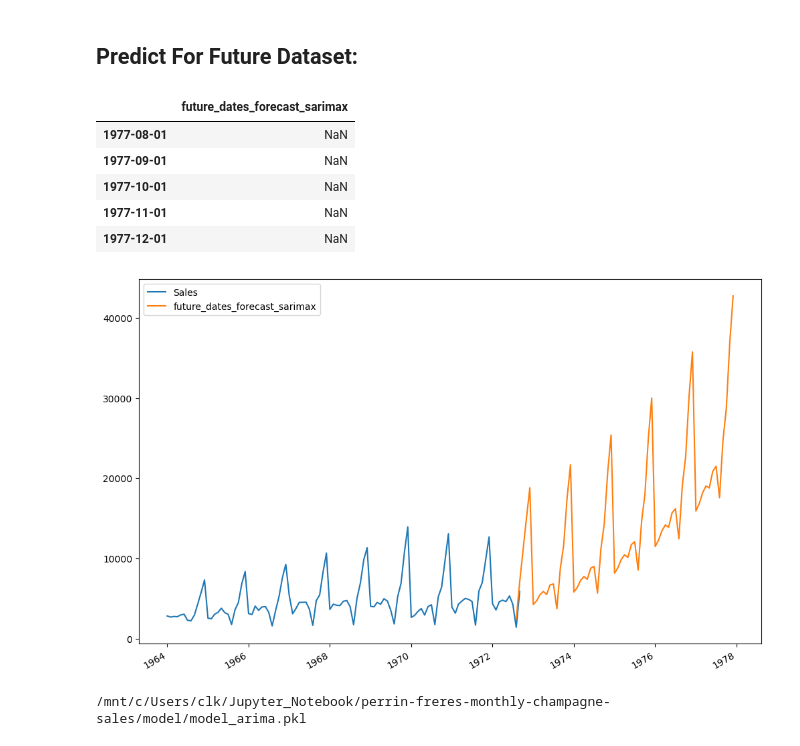
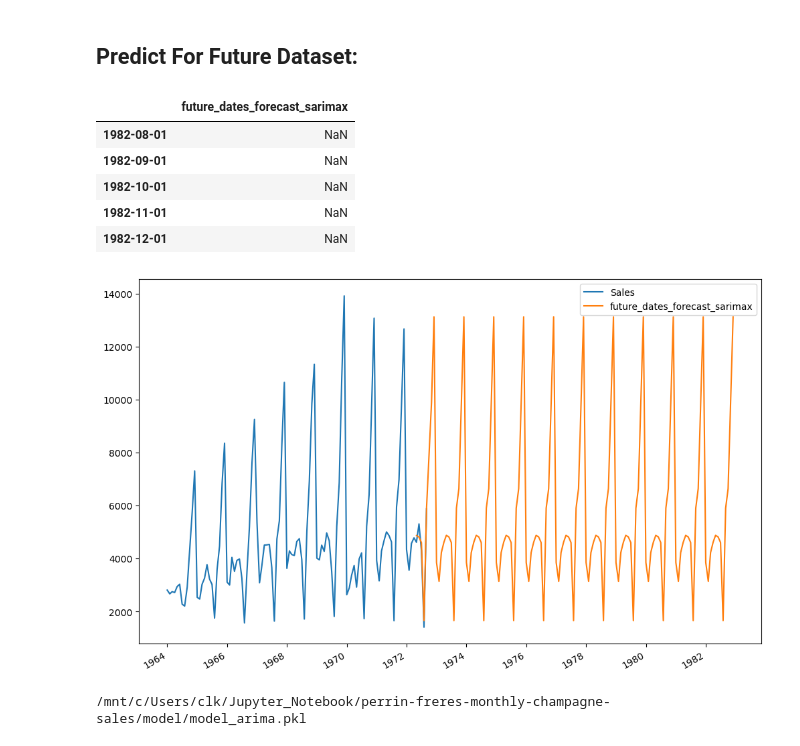
Before and after one commit to celik-muhammed/DL_Deploy_Time_Series-Product-Sales-Project, a Jupyter notebook: ml_time_series_deploy_product_sales_prediction_v1.ipynb, the cells around one changed output. Saved outputs shown, nothing was run; the diff lists cells and outputs as text; code cells hidden in the pictures.

```diff
--- a/ml_time_series_deploy_product_sales_prediction_v1.ipynb
+++ b/ml_time_series_deploy_product_sales_prediction_v1.ipynb
@@ -813,13 +834,13 @@ with open('model/model_arima.pkl', 'rb') as f:
 from sklearn.metrics import mean_squared_error
 
 # Make Predictions, start and end are the index range to be predicted
-df['forecast_arima_train'] = model.predict(start=train_index[0], end=train_index[-1])
-df['forecast_arima_test']  = model.predict(start=test_index[0],  end=test_index[-1])
+df['forecast_arima_train'] = model.predict(start=train.index[0], end=train.index[-1])
+df['forecast_arima_test']  = model.predict(start=test.index[0],  end=test.index[-1])
 df[['Sales', 'forecast_arima_train', 'forecast_arima_test']].plot(figsize=(12, 8));
 
 y_train_pred = df['forecast_arima_train'].dropna().values
 y_test_pred  = df['forecast_arima_test'].dropna().values
 
-print(f'ARIMA Model Train Data RMSE: {mean_squared_error(y_train, y_train_pred, squared=False):.3f}')
-print(f'ARIMA Model Test Data RMSE : {mean_squared_error(y_test,  y_test_pred,  squared=False):.3f}')
+print(f'ARIMA Model Train Data RMSE: {mean_squared_error(train, y_train_pred, squared=False):.3f}')
+print(f'ARIMA Model Test Data RMSE : {mean_squared_error(test,  y_test_pred,  squared=False):.3f}')
 # %% [output]
@@ -829,9 +850,9 @@ ARIMA Model Test Data RMSE : 2999.135
 # %% [markdown]
 # SARIMAX Model
 # %%
-model = sm.tsa.statespace.SARIMAX(y_train,
-                                  order=(2,2,1),              # order = (p, d, q)
-                                  seasonal_order=(2,2,1,12),  # seasonal_order = (p, d, q, shift)
+model = sm.tsa.statespace.SARIMAX(train,
+                                  order=(0,0,1),              # order = (p, d, q)
+                                  seasonal_order=(1,1,0,12),  # seasonal_order = (p, d, q, shift)
                      freq='MS',                   # Specify the frequency as 'MS' for monthly data
                     )
 model = model.fit(maxiter=1000)
@@ -879,13 +897,13 @@ with open('model/model_sarimax.pkl', 'rb') as f:
 from sklearn.metrics import mean_squared_error
 
 # Make Predictions, start and end are the index range to be predicted
-df['forecast_sarimax_train'] = model.predict(start=train_index[0], end=train_index[-1])
-df['forecast_sarimax_test']  = model.predict(start=test_index[0],  end=test_index[-1])
+df['forecast_sarimax_train'] = model.predict(start=train.index[0], end=train.index[-1])
+df['forecast_sarimax_test']  = model.predict(start=test.index[0],  end=test.index[-1])
 df[['Sales', 'forecast_sarimax_train', 'forecast_sarimax_test']].plot(figsize=(12, 8));
 
 y_train_pred = df['forecast_sarimax_train'].dropna().values
 y_test_pred  = df['forecast_sarimax_test'].dropna().values
 
-print(f'ARIMA Model Train Data RMSE: {mean_squared_error(y_train, y_train_pred, squared=False):.3f}')
-print(f'ARIMA Model Test Data RMSE : {mean_squared_error(y_test,  y_test_pred,  squared=False):.3f}')
+print(f'ARIMA Model Train Data RMSE: {mean_squared_error(train, y_train_pred, squared=False):.3f}')
+print(f'ARIMA Model Test Data RMSE : {mean_squared_error(test,  y_test_pred,  squared=False):.3f}')
 # %% [output]
@@ -900,11 +918,11 @@ ARIMA Model Test Data RMSE : 1340.549
 ## Predict For Future Dataset:
 # %%
 # Existing index
-existing_index = X # df.index
+existing_index = y.index # df.index
 
 # Determine the start and end dates for the new index
 start_date = existing_index[-1] + pd.DateOffset(months=1)
-end_date   = start_date + pd.DateOffset(years=5, months=2)
+end_date   = start_date + pd.DateOffset(years=10, months=2)
 
 # Generate the new index
 future_dates = pd.date_range(start=start_date, end=end_date, freq='MS')
@@ -914,23 +932,23 @@ future_datest_df = pd.DataFrame(index=future_dates[1:], columns=['future_dates_f
 future_datest_df.tail()
 # %% [output]
 |  | future_dates_forecast_sarimax |
-| 1977-08-01 | NaN |
-| 1977-09-01 | NaN |
-| 1977-10-01 | NaN |
-| 1977-11-01 | NaN |
-| 1977-12-01 | NaN |
+| 1982-08-01 | NaN |
+| 1982-09-01 | NaN |
+| 1982-10-01 | NaN |
+| 1982-11-01 | NaN |
+| 1982-12-01 | NaN |
 # %%
 # Concatinating future_dates
 future_df = pd.concat([df, future_datest_df])
 future_df.tail()
 
 # Predictions
-future_df['future_dates_forecast_sarimax'] = model.predict(start=X[-2], end=future_dates[-1])
+future_df['future_dates_forecast_sarimax'] = model.predict(start=y.index[-5], end=future_dates[-1])
 
 # Plotting
 future_df[['Sales', 'future_dates_forecast_sarimax']].plot(figsize=(12, 8));
 # %% [output]
-[figure, old version]
+[figure, new version]
 # %%
 from IPython.display import FileLink, FileLinks
 os.makedirs('model', exist_ok=True)
```
Also changed, not shown: parts of 22 cells of this notebook.
